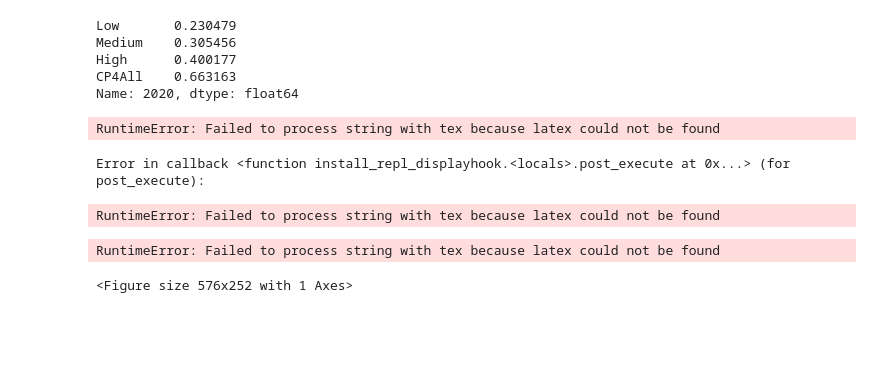
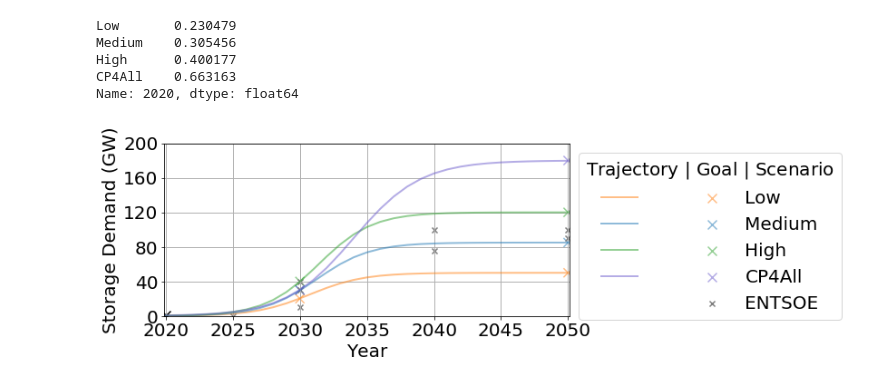
Before and after one commit to fernaag/V2G_in_EU, a Jupyter notebook: data/data_handling_scripts/storage_demand_GW.ipynb, the cells around one changed output. Saved outputs shown, nothing was run; the diff lists cells and outputs as text; code cells hidden in the pictures; blank space fills up the shorter version.

```diff
--- a/data/data_handling_scripts/storage_demand_GW.ipynb
+++ b/data/data_handling_scripts/storage_demand_GW.ipynb
@@ -213,8 +217,8 @@ CP4All    0.663163
 Name: 2020, dtype: float64
 # %%
 # layout
-rc('font',**{'family':'serif','serif':['Computer Modern Roman']})
-rc('text', usetex=True)
+# rc('font',**{'family':'serif','serif':['Computer Modern Roman']})
+# rc('text', usetex=True)
 fig = plt.figure(figsize=[8, 3.5], facecolor ='white')
 plt.rcParams.update({'font.size': 20})
 transp = 0.5
@@ -223,35 +227,31 @@ plt.scatter([2020], [0.4], s = [100], marker = 'x', color = 'Black')
 # - low
 plt.plot(df_GW['Low'], label = ' ', linewidth = 2, color = 'tab:orange', alpha = transp)
 plt.scatter([2030, 2050], [20, 50], s = [100, 100], marker = 'x', label = 'Low   ', color = 'tab:orange', alpha = transp)
 # - medium
 plt.plot(df_GW['Medium'], label = ' ', linewidth = 2, color = 'tab:blue', alpha = transp)
 plt.scatter([2030, 2050], [30, 85], s = [100, 100], marker = 'x', label = 'Medium', color = 'tab:blue', alpha = transp)
 # - high
 plt.plot(df_GW['High'], label = ' ', linewidth = 2, color = 'tab:green', alpha = transp)
 plt.scatter([2030, 2050], [40, 120], s = [100, 100], marker = 'x', label = 'High', color = 'tab:green', alpha = transp)
 # - very high
 plt.plot(df_GW['CP4All'], label = ' ', linewidth = 2, color = 'slateblue', alpha = transp)
 plt.scatter([2030, 2050], [30, 180], s = [100, 100], marker = 'x', label = 'CP4All', color = 'slateblue', alpha = transp)
 # - ENTSOE
 plt.plot([2025], [0], label = ' ', alpha = 0)
 plt.scatter([2025, 2030, 2030, 2040, 2050, 2030, 2040, 2050], [0, 10, 40, 100, 100, 30, 75, 90], marker = 'x', label = 'ENTSOE', color = 'tab:gray')
 # layout
 plt.legend(loc = 'upper left', title = r'Trajectory $\vert$ Goal $\vert$ Scenario', ncol = 2, bbox_to_anchor=(1,1))
 plt.grid(linewidth=1)
 plt.xlabel('Year')
 plt.ylabel('Storage Demand (GW)')
 plt.xlim((2019.9, 2050.1))
 # plt.xlim((2015, 2050))
 plt.ylim((0, 200))
 plt.yticks(np.arange(0, 220, 40))
 fig.savefig('storage_demand_GW.pdf',bbox_inches='tight')
 fig.savefig('storage_demand_GW.png',bbox_inches='tight', transparent=False)
 # export to csv
 df_GW.to_csv('storage_demand_GW.csv')
 df_GW.to_excel('storage_demand_GW.xlsx')
 # %% [output]
-RuntimeError: Failed to process string with tex because latex could not be found
-Error in callback <function install_repl_displayhook.<locals>.post_execute at 0x...> (for post_execute):
-RuntimeError: Failed to process string with tex because latex could not be found
-RuntimeError: Failed to process string with tex because latex could not be found
-<Figure size 576x252 with 1 Axes>
+[figure, added]
```
Also changed, not shown: parts of 3 cells of this notebook, 16 other files.
